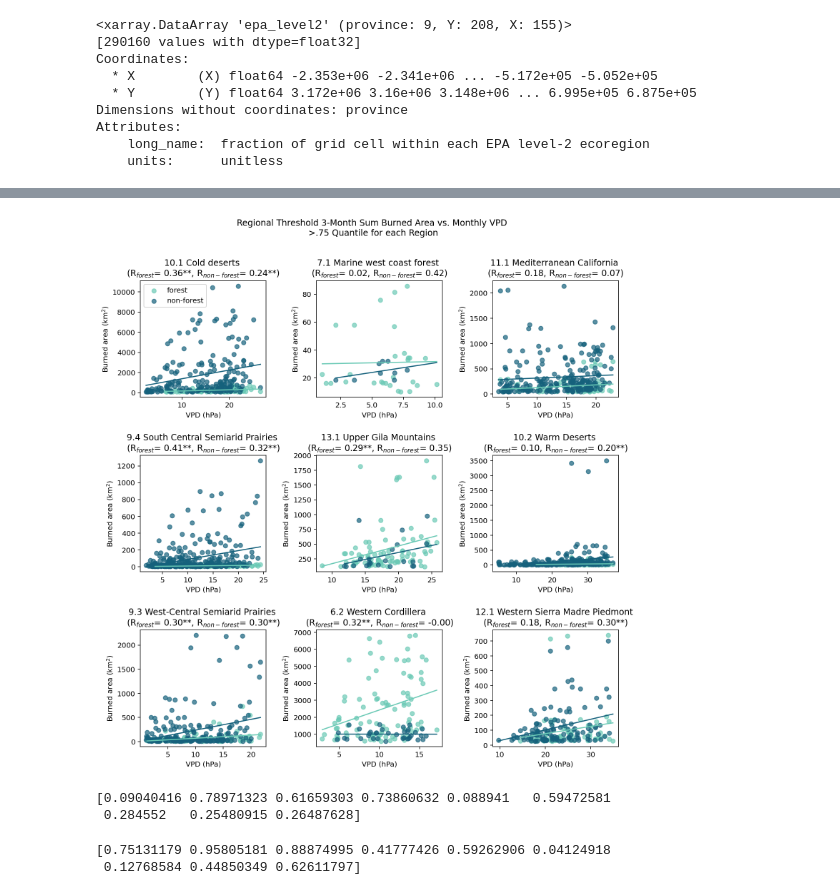
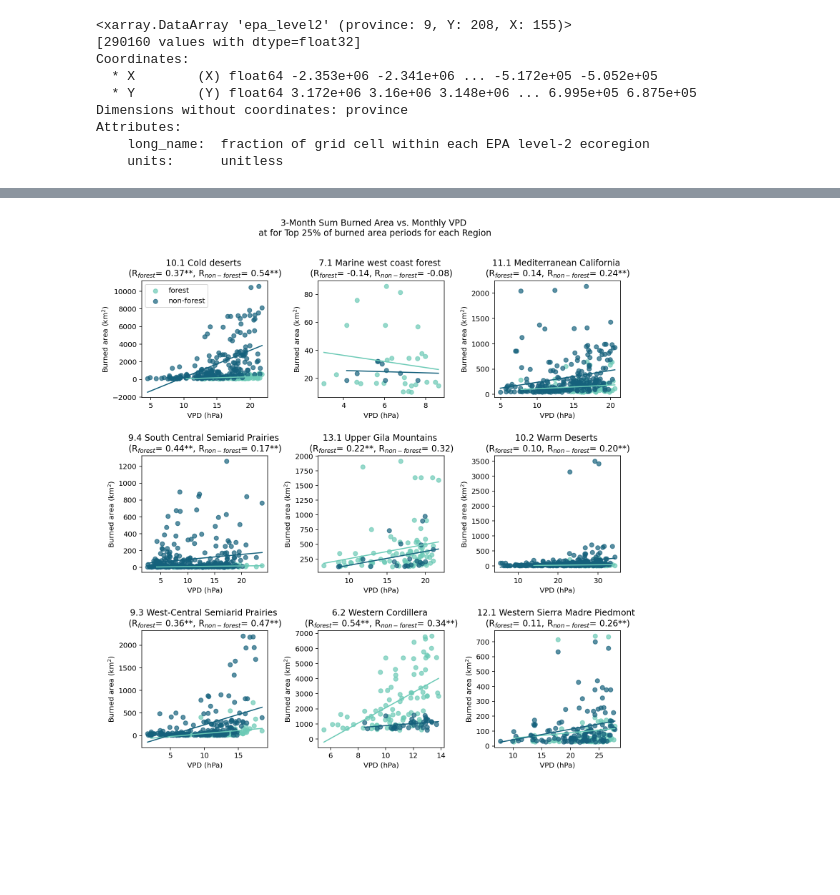
Before and after one commit to cjuang/rces-final-project, a Jupyter notebook: rces-final-project.ipynb, the cells around one changed output, grey strips where cells are left out. Saved outputs shown, nothing was run; the diff lists cells and outputs as text; code cells hidden in the pictures; blank space fills up the shorter version.

```diff
--- a/rces-final-project.ipynb
+++ b/rces-final-project.ipynb
@@ -305,9 +325,10 @@ for index in range(0,3):
     for jndex in range(0,3):
         plt.setp(ax[index,jndex].get_xticklabels(), rotation=90, horizontalalignment='center')
         ax[index,jndex].set_xlabel('Time')
-        ax[index,jndex].set_ylabel('')
+        ax[index,jndex].set_ylabel('Burned area (km$^2$)')
 
 ax[0,0].legend(loc='upper left')
 plt.suptitle('Rolling 3-Month Sum of Area Burned by Ecoregion')
 plt.subplots_adjust(hspace = 0.5)
+plt.subplots_adjust(wspace = 0.4)
 # %% [output]
@@ -329,3 +353,6 @@ for index, region in enumerate(epa_l2):
 
 # create new DataArray
 month_vpd = xr.DataArray(month_vpd, coords=[time_str, ecoregion_legend], dims=['time', 'ecoregion'])
+# %%
+# get the seasonal VPD with 3-month rolling periods of time
+vpdrolling = month_vpd.rolling(time=3).mean()
@@ -346,8 +377,8 @@ tmpburnfo = burnfomoroll.where(tmpmaskfo, drop=True)
 tmpburnxfo = burnxfomoroll.where(tmpmaskxfo, drop=True)
 
 # get masked vpd
-tmpvpdfo = month_vpd.where(tmpmaskfo, drop=True)
-tmpvpdxfo = month_vpd.where(tmpmaskxfo, drop=True)
+tmpvpdfo = vpdrolling.where(tmpmaskfo, drop=True)
+tmpvpdxfo = vpdrolling.where(tmpmaskxfo, drop=True)
 
 #tmpburnyrfo = burnfomoroll.where(tmpmaskfo).resample(indexer={'time':'Y'}).sum()
 #tmpburnyrxfo = burnxfomoroll.where(tmpmaskfo).resample(indexer={'time':'Y'}).sum()
@@ -421,34 +474,34 @@ for index in range(0,3):
         tmpburn2 = tmpburnxfo[:, counter].dropna(dim='time')
         # create linspace to graph the trendlines
         tmpline = np.linspace(tmpvpd.min(), tmpvpd.max(), 100)
         tmpline2 = np.linspace(tmpvpd2.min(), tmpvpd.max(), 100)
         # plot
         ax[index,jndex].scatter(tmpvpd, tmpburn, color=palette[0], alpha=0.7, label='forest')
         ax[index,jndex].plot(tmpline, (tmpline*mfo[counter] + bfo[counter]), color=palette[0])
         ax[index,jndex].scatter(tmpvpd2, tmpburn2, color=palette[1], alpha=0.7, label='non-forest')
         ax[index,jndex].plot(tmpline2, (tmpline2*mxfo[counter] + bxfo[counter]), color=palette[1])
         counter += 1
 
 # decorate
 
 ax[0,0].set_title('10.1 Cold deserts \n(R$_{forest}$= %.2f**, R$_{non-forest}$= %.2f**)' % (corrfo[0], corrxfo[0]))
 ax[0,1].set_title('7.1 Marine west coast forest \n(R$_{forest}$= %.2f, R$_{non-forest}$= %.2f)' % (corrfo[1], corrxfo[1]))
-ax[0,2].set_title('11.1 Mediterranean California \n(R$_{forest}$= %.2f, R$_{non-forest}$= %.2f)' % (corrfo[2], corrxfo[2]))
+ax[0,2].set_title('11.1 Mediterranean California \n(R$_{forest}$= %.2f, R$_{non-forest}$= %.2f**)' % (corrfo[2], corrxfo[2]))
 ax[1,0].set_title('9.4 South Central Semiarid Prairies \n(R$_{forest}$= %.2f**, R$_{non-forest}$= %.2f**)' % (corrfo[3], corrxfo[3]))
 ax[1,1].set_title('13.1 Upper Gila Mountains \n(R$_{forest}$= %.2f**, R$_{non-forest}$= %.2f)' % (corrfo[4], corrxfo[4]))
 ax[1,2].set_title('10.2 Warm Deserts \n(R$_{forest}$= %.2f, R$_{non-forest}$= %.2f**)' % (corrfo[5], corrxfo[5]))
 ax[2,0].set_title('9.3 West-Central Semiarid Prairies \n(R$_{forest}$= %.2f**, R$_{non-forest}$= %.2f**)' % (corrfo[6], corrxfo[6]))
-ax[2,1].set_title('6.2 Western Cordillera \n(R$_{forest}$= %.2f**, R$_{non-forest}$= %.2f)' % (corrfo[7], corrxfo[7]))
+ax[2,1].set_title('6.2 Western Cordillera \n(R$_{forest}$= %.2f**, R$_{non-forest}$= %.2f**)' % (corrfo[7], corrxfo[7]))
 ax[2,2].set_title('12.1 Western Sierra Madre Piedmont \n(R$_{forest}$= %.2f, R$_{non-forest}$= %.2f**)' % (corrfo[8], corrxfo[8]))
 
 for index in range(0,3):
     for jndex in range(0,3):
         ax[index, jndex].set_ylabel('Burned area (km$^2$)')
         ax[index, jndex].set_xlabel('VPD (hPa)')
 
 ax[0,0].legend(loc='upper left')
-plt.suptitle('Regional Threshold 3-Month Sum Burned Area vs. Monthly VPD\n >.75 Quantile for each Region')
+plt.suptitle('3-Month Sum Burned Area vs. Monthly VPD\n for Top 25% of Burned Area Periods for each Region')
 plt.subplots_adjust(hspace = 0.5)
 plt.subplots_adjust(wspace = 0.4)
 # %% [output]
-[figure, old version]
+[figure, new version]
@@ -499,12 +507,0 @@ for index, region in enumerate(epa_l2):
-# %%
-# significance for forested burn area vs. VPD correlation
-print(sigfo)
-# %% [output]
-[0.09040416 0.78971323 0.61659303 0.73860632 0.088941   0.59472581
- 0.284552   0.25480915 0.26487628]
-# %%
-# significance for non-forested burn area vs. VPD correlation
-print(sigxfo)
-# %% [output]
-[0.75131179 0.95805181 0.88874995 0.41777426 0.59262906 0.04124918
- 0.12768584 0.44850349 0.62611797]
```
Also changed, not shown: parts of 32 cells of this notebook.
